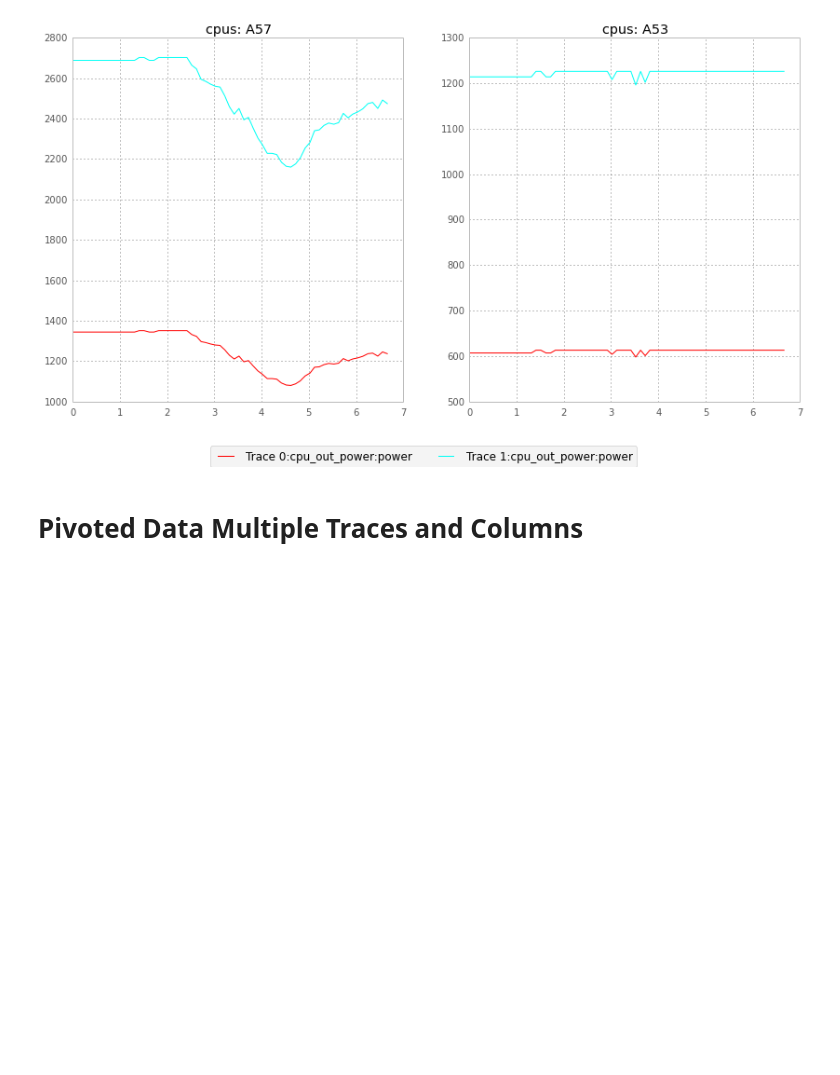
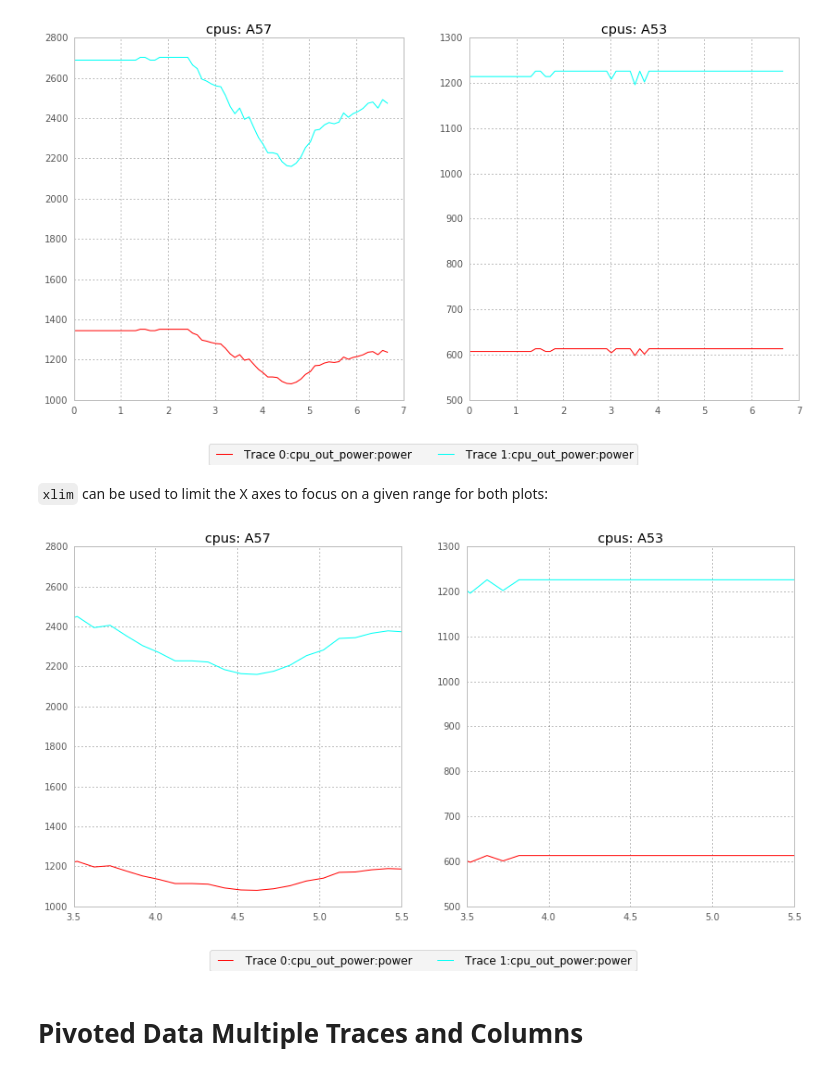
Before and after one commit to ARM-software/lisa, a Jupyter notebook: doc/Plotter.ipynb, the cells around one changed output. Cells and saved outputs as stored; diff of their text form; code cells hidden in the pictures; blank space fills up the shorter version.

```diff
--- a/doc/Plotter.ipynb
+++ b/doc/Plotter.ipynb
@@ -91,6 +104,18 @@ l = trappy.LinePlot([trace1, trace2], trappy.cpu_power.CpuOutPower, column="powe
 l.view()
 # %% [output]
 [figure]
+# %% [markdown]
+`xlim` can be used to limit the X axes to focus on a given range for both plots:
+# %%
+l = trappy.LinePlot([trace1, trace2],
+                    trappy.cpu_power.CpuOutPower,
+                    column="power",
+                    pivot="cpus",
+                    map_label=map_label,
+                    xlim=(3.5,5.5))
+l.view()
+# %% [output]
+[figure, added]
 # %% [markdown]
 # Pivoted Data Multiple Traces and Columns
 # %%
```
Also changed, not shown: parts of 7 cells of this notebook, 1 other file.
